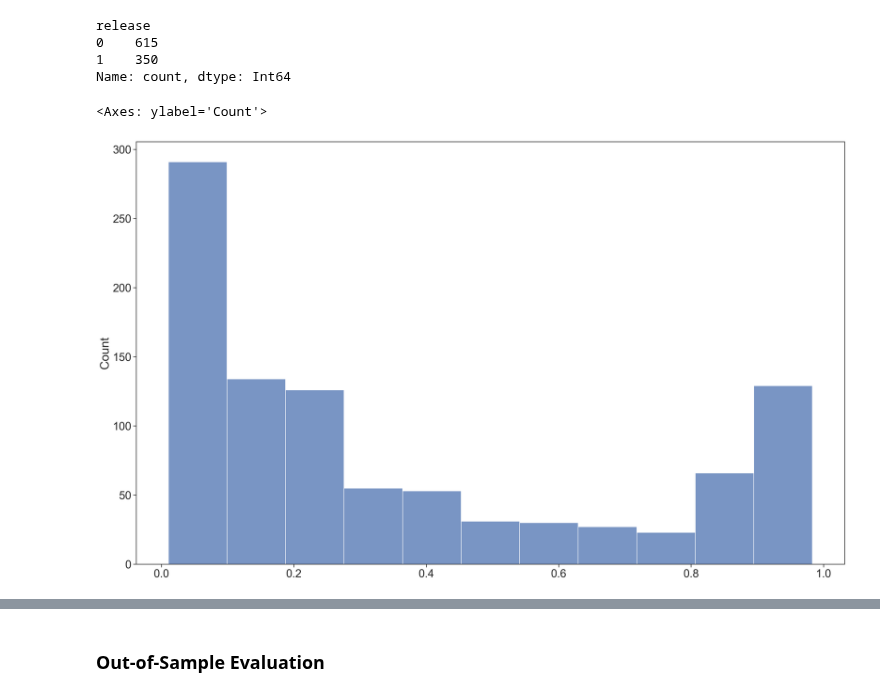
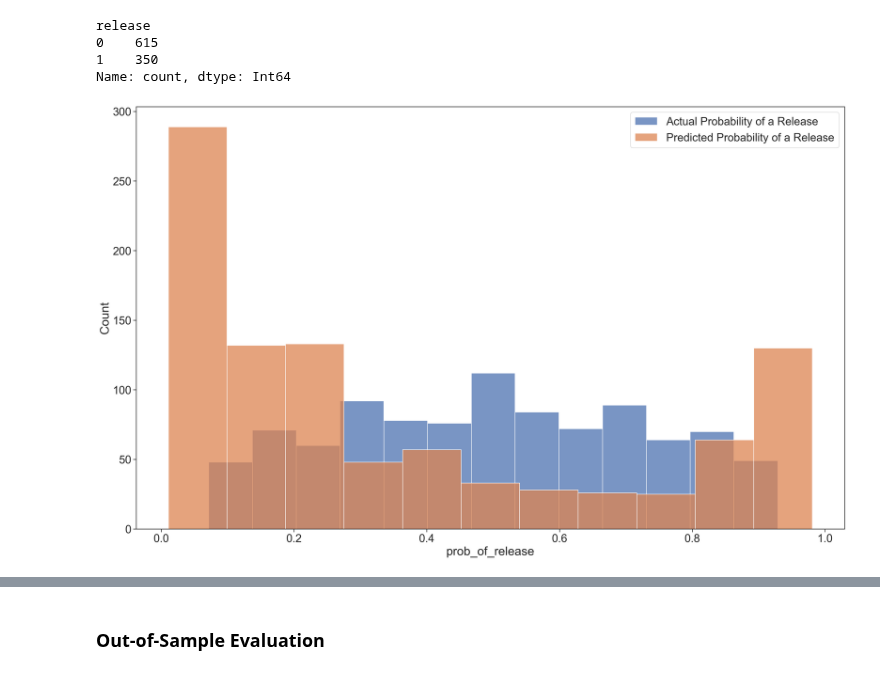
Before and after one commit to dmnapolitano/troon_release_prediction, a Jupyter notebook: Predict the Next Release - Bernoulli Random Walk.ipynb, the cells around one changed output, grey strips where cells are left out. Cells and saved outputs as stored; diff of their text form; code cells hidden in the pictures.

```diff
--- a/Predict the Next Release - Bernoulli Random Walk.ipynb
+++ b/Predict the Next Release - Bernoulli Random Walk.ipynb
@@ -146,10 +146,13 @@ release
 1    350
 Name: count, dtype: Int64
 # %%
-sns.histplot(x=np.mean(pred["predictions"]["release"].stack(all_draws=["chain", "draw"]).values, axis=1))
+ax = sns.histplot(x=train_df["prob_of_release"], label="Actual Probability of a Release")
+sns.histplot(x=np.mean(pred["predictions"]["release"].stack(all_draws=["chain", "draw"]).values, axis=1),
+             ax=ax, label="Predicted Probability of a Release")
+ax.legend()
+plt.show()
 # %% [output]
-<Axes: ylabel='Count'>
-[figure, old version]
+[figure, new version]
 # %%
 precision_and_recall(train_df)
 # %% [output]
```
Also changed, not shown: parts of 12 cells of this notebook, 6 other files.
